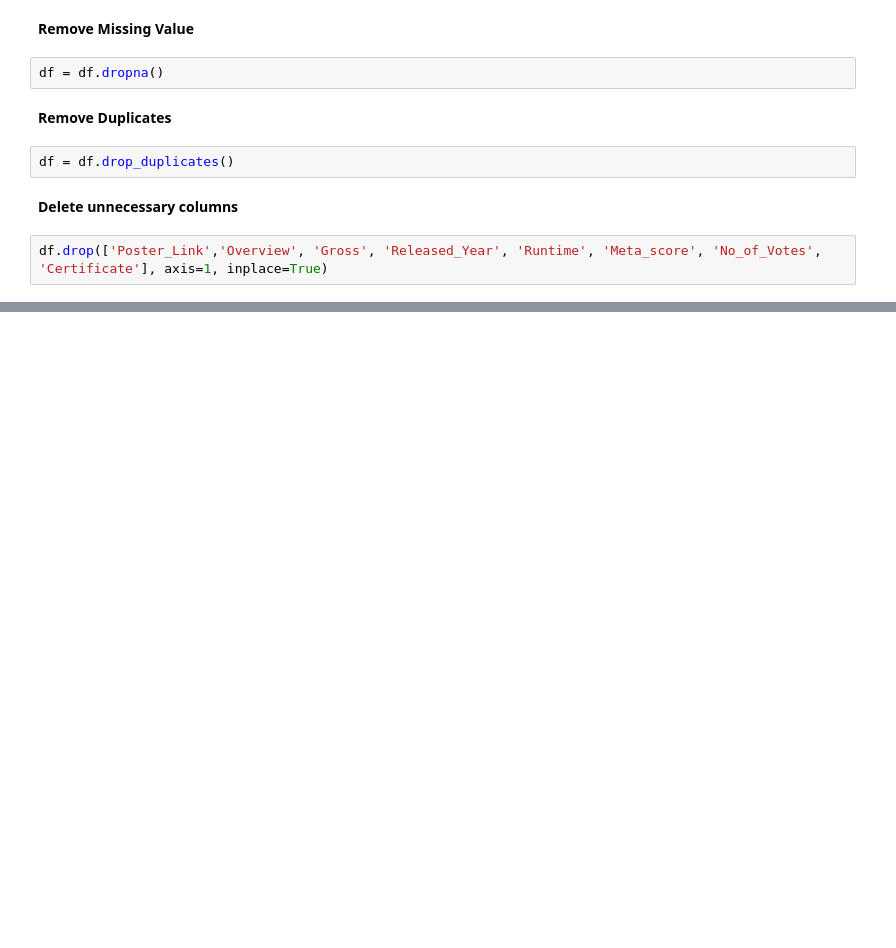
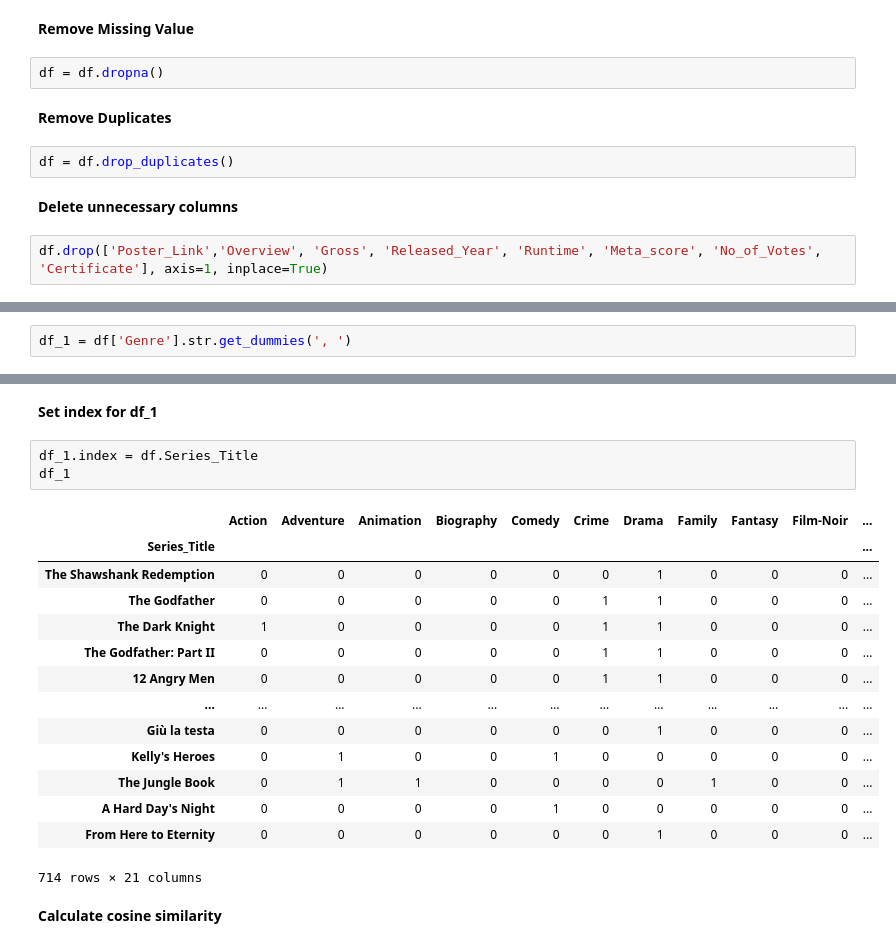
Before and after one commit to salsabilar311/Movie-Recommendation-System, a Jupyter notebook: Movie_Recomendation.ipynb, the cells around one changed output, grey strips where cells are left out. Drawn from its saved outputs; the diff is of its cells as text; blank space fills up the shorter version.

```diff
--- a/Movie_Recomendation.ipynb
+++ b/Movie_Recomendation.ipynb
@@ -187,0 +95,2 @@ pd.DataFrame(
+# %%
+df_1 = df['Genre'].str.get_dummies(', ')
@@ -188,3 +120,25 @@ pd.DataFrame(
+# %% [markdown]
+**Set index for df_1**
+# %%
+df_1.index = df.Series_Title
+df_1
+# %% [output]
+|  | Action | Adventure | Animation | Biography | Comedy | Crime | Drama | Family | Fantasy | Film-Noir | ... |
+| Series_Title |  |  |  |  |  |  |  |  |  |  | ... |
+| The Shawshank Redemption | 0 | 0 | 0 | 0 | 0 | 0 | 1 | 0 | 0 | 0 | ... |
+| The Godfather | 0 | 0 | 0 | 0 | 0 | 1 | 1 | 0 | 0 | 0 | ... |
+| The Dark Knight | 1 | 0 | 0 | 0 | 0 | 1 | 1 | 0 | 0 | 0 | ... |
+| The Godfather: Part II | 0 | 0 | 0 | 0 | 0 | 1 | 1 | 0 | 0 | 0 | ... |
+| 12 Angry Men | 0 | 0 | 0 | 0 | 0 | 1 | 1 | 0 | 0 | 0 | ... |
+| ... | ... | ... | ... | ... | ... | ... | ... | ... | ... | ... | ... |
+| Giù la testa | 0 | 0 | 0 | 0 | 0 | 0 | 1 | 0 | 0 | 0 | ... |
+| Kelly's Heroes | 0 | 1 | 0 | 0 | 1 | 0 | 0 | 0 | 0 | 0 | ... |
+| The Jungle Book | 0 | 1 | 1 | 0 | 0 | 0 | 0 | 1 | 0 | 0 | ... |
+| A Hard Day's Night | 0 | 0 | 0 | 0 | 1 | 0 | 0 | 0 | 0 | 0 | ... |
+| From Here to Eternity | 0 | 0 | 0 | 0 | 0 | 0 | 1 | 0 | 0 | 0 | ... |
+714 rows × 21 columns
+# %% [markdown]
+**Calculate cosine similarity**
 # %%
 from sklearn.metrics.pairwise import cosine_similarity
 
```
Also changed, not shown: parts of 31 cells of this notebook.
